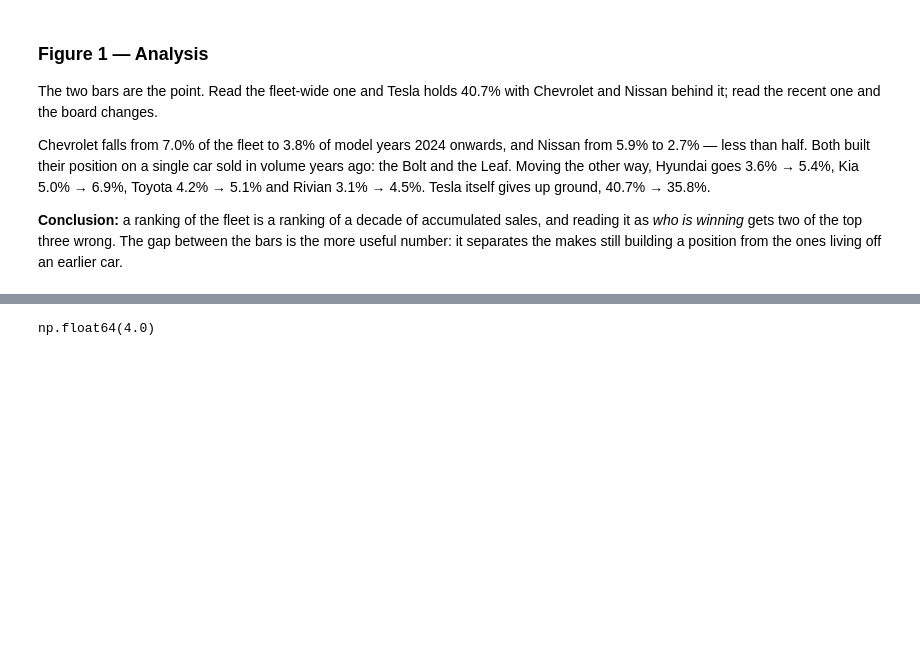
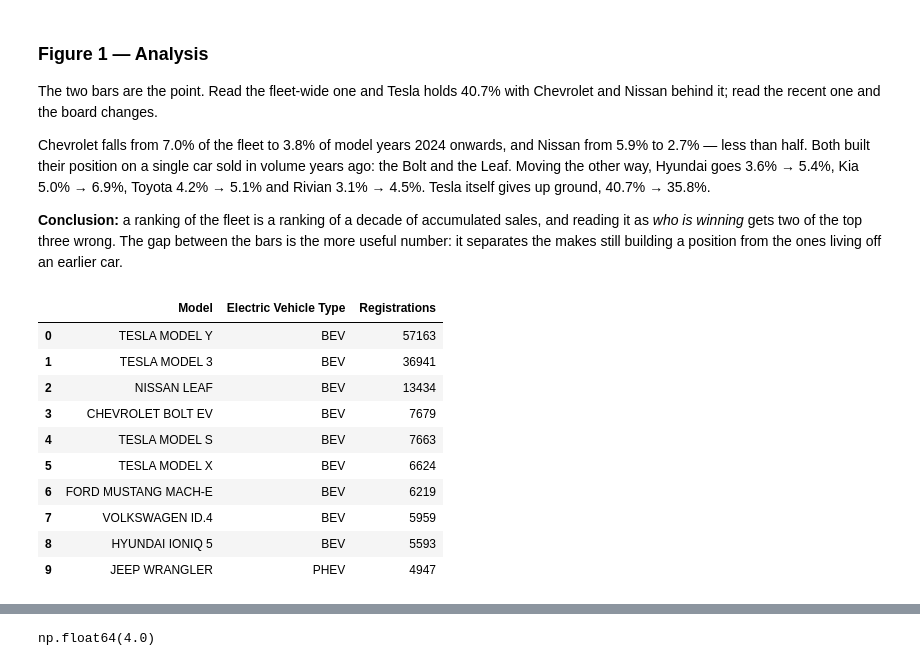
Before and after one commit to ValentimPiazera/EDA-Carros-Eletricos-Washington, a Jupyter notebook: notebooks/II-analysis.ipynb, the cells around one changed output, grey strips where cells are left out. Saved outputs shown, nothing was run; the diff lists cells and outputs as text; code cells hidden in the pictures; blank space fills up the shorter version.

```diff
--- a/notebooks/II-analysis.ipynb
+++ b/notebooks/II-analysis.ipynb
@@ -133,3 +136,19 @@ Hyundai goes 3.6% → 5.4%, Kia 5.0% → 6.9%, Toyota 4.2% → 5.1% and Rivian 3
 sales, and reading it as *who is winning* gets two of the top three wrong. The
 gap between the bars is the more useful number: it separates the makes still
 building a position from the ones living off an earlier car.
+# %%
+top_10_models = utils.top_models(df)
+
+top_10_models
+# %% [output]
+|  | Model | Electric Vehicle Type | Registrations |
+| 0 | TESLA MODEL Y | BEV | 57163 |
+| 1 | TESLA MODEL 3 | BEV | 36941 |
+| 2 | NISSAN LEAF | BEV | 13434 |
+| 3 | CHEVROLET BOLT EV | BEV | 7679 |
+| 4 | TESLA MODEL S | BEV | 7663 |
+| 5 | TESLA MODEL X | BEV | 6624 |
+| 6 | FORD MUSTANG MACH-E | BEV | 6219 |
+| 7 | VOLKSWAGEN ID.4 | BEV | 5959 |
+| 8 | HYUNDAI IONIQ 5 | BEV | 5593 |
+| 9 | JEEP WRANGLER | PHEV | 4947 |
```
Also changed, not shown: parts of 19 cells of this notebook, 4 other files.
